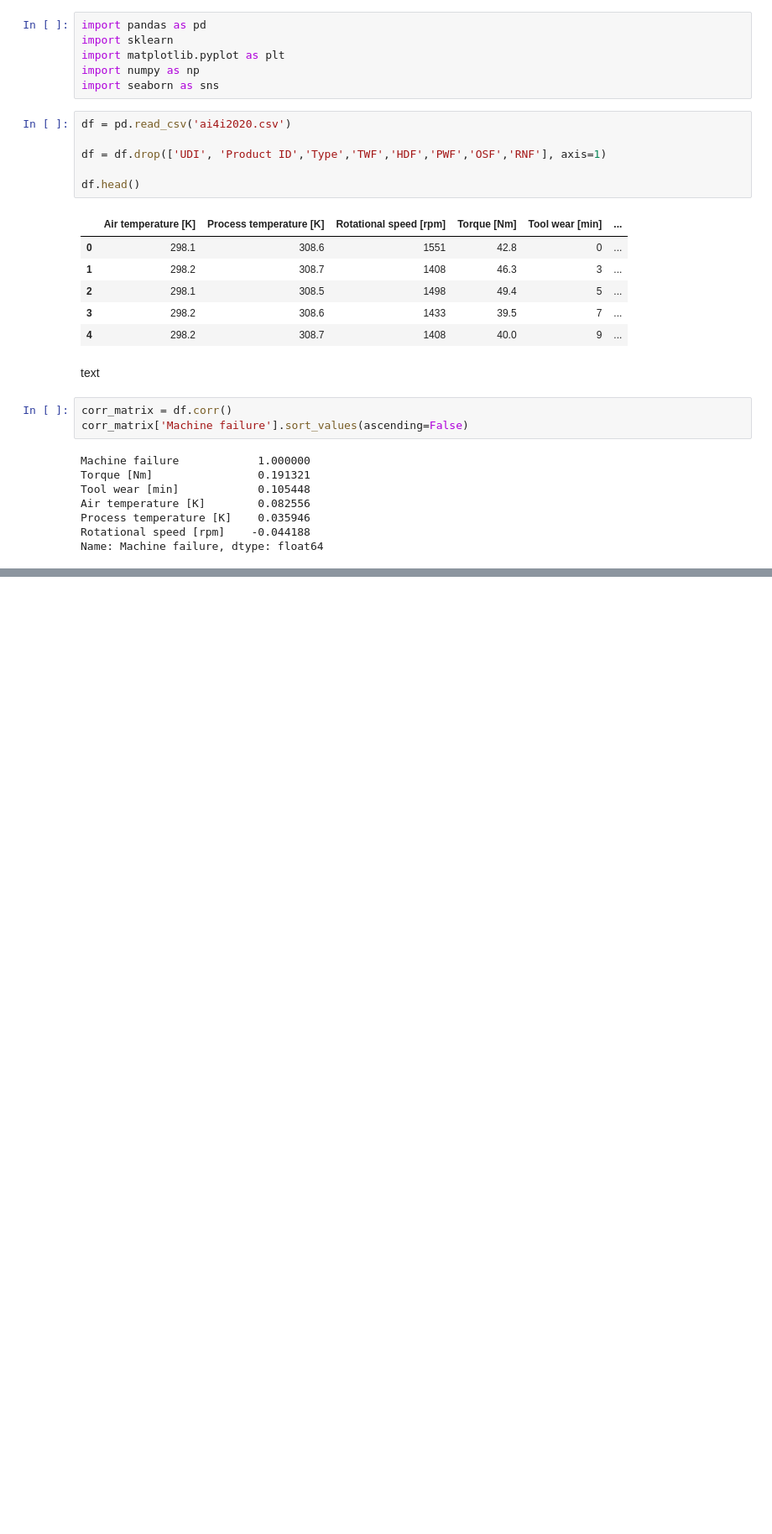
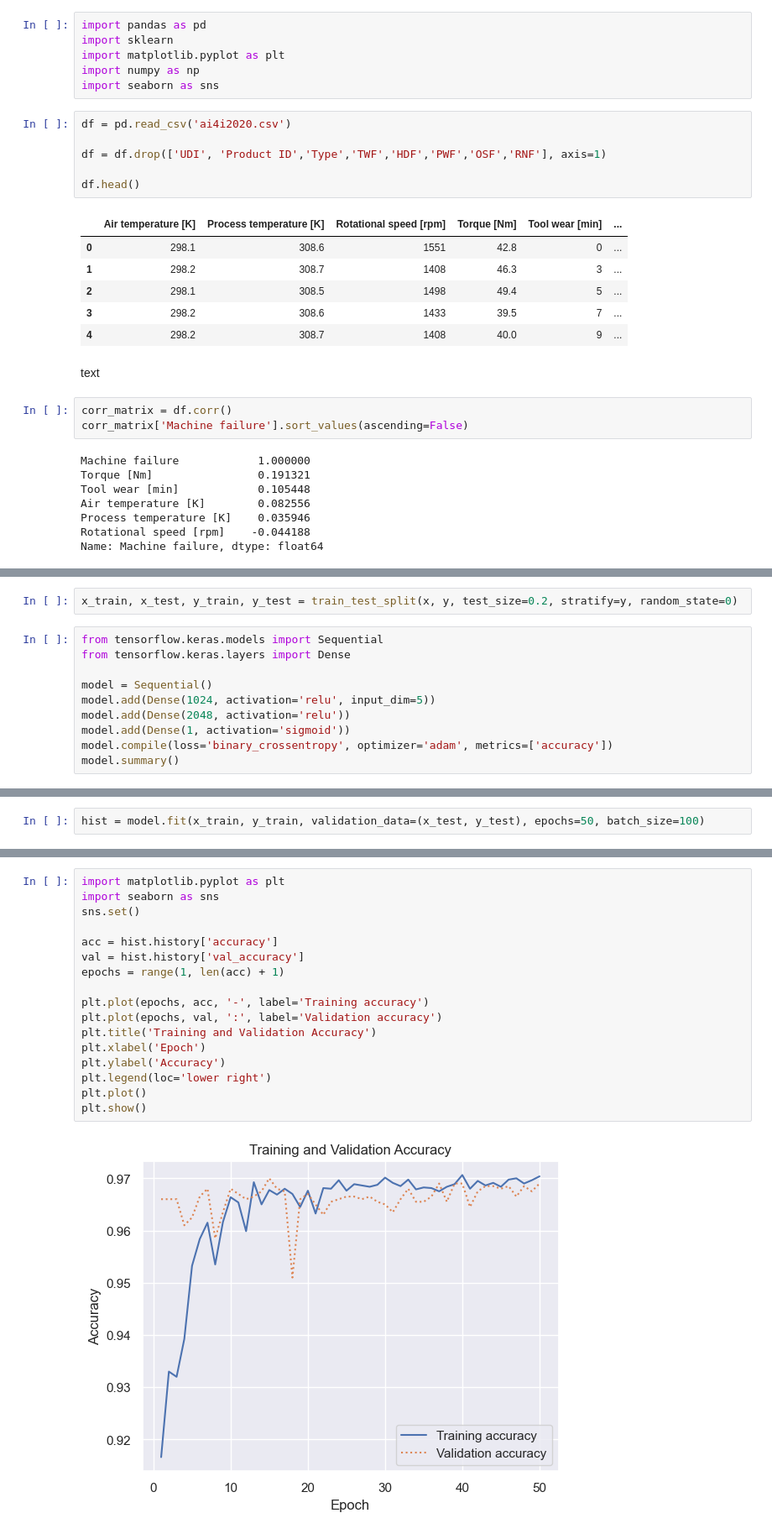
Before and after one commit to sPedersennn/AML-Exam-2024, a Jupyter notebook: exam.ipynb, the cells around one changed output, grey strips where cells are left out. Shown at 84% size. Saved outputs shown, nothing was run; the diff lists cells and outputs as text; blank space fills up the shorter version.

```diff
--- a/exam.ipynb
+++ b/exam.ipynb
@@ -36,0 +147,12 @@ Name: Machine failure, dtype: float64
+# %%
+x_train, x_test, y_train, y_test = train_test_split(x, y, test_size=0.2, stratify=y, random_state=0)
+# %%
+from tensorflow.keras.models import Sequential
+from tensorflow.keras.layers import Dense
+
+model = Sequential()
+model.add(Dense(1024, activation='relu', input_dim=5))
+model.add(Dense(2048, activation='relu'))
+model.add(Dense(1, activation='sigmoid'))
+model.compile(loss='binary_crossentropy', optimizer='adam', metrics=['accuracy'])
+model.summary()
@@ -36,0 +173,2 @@ Name: Machine failure, dtype: float64
+# %%
+hist = model.fit(x_train, y_train, validation_data=(x_test, y_test), epochs=50, batch_size=100)
@@ -36,0 +193,19 @@ Name: Machine failure, dtype: float64
+# %%
+import matplotlib.pyplot as plt
+import seaborn as sns
+sns.set()
+
+acc = hist.history['accuracy']
+val = hist.history['val_accuracy']
+epochs = range(1, len(acc) + 1)
+
+plt.plot(epochs, acc, '-', label='Training accuracy')
+plt.plot(epochs, val, ':', label='Validation accuracy')
+plt.title('Training and Validation Accuracy')
+plt.xlabel('Epoch')
+plt.ylabel('Accuracy')
+plt.legend(loc='lower right')
+plt.plot()
+plt.show()
+# %% [output]
+[figure, added]
```
Also changed, not shown: parts of 15 cells of this notebook.
